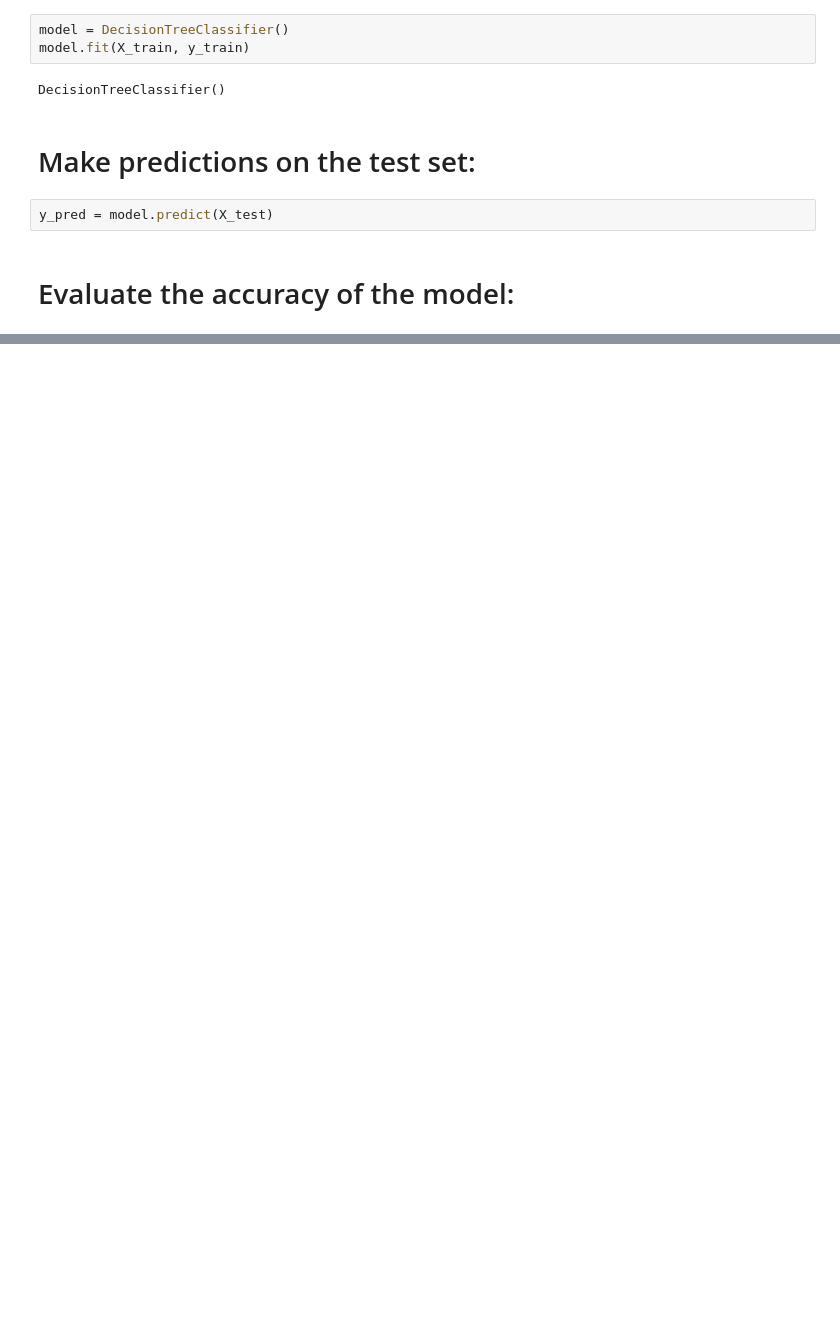
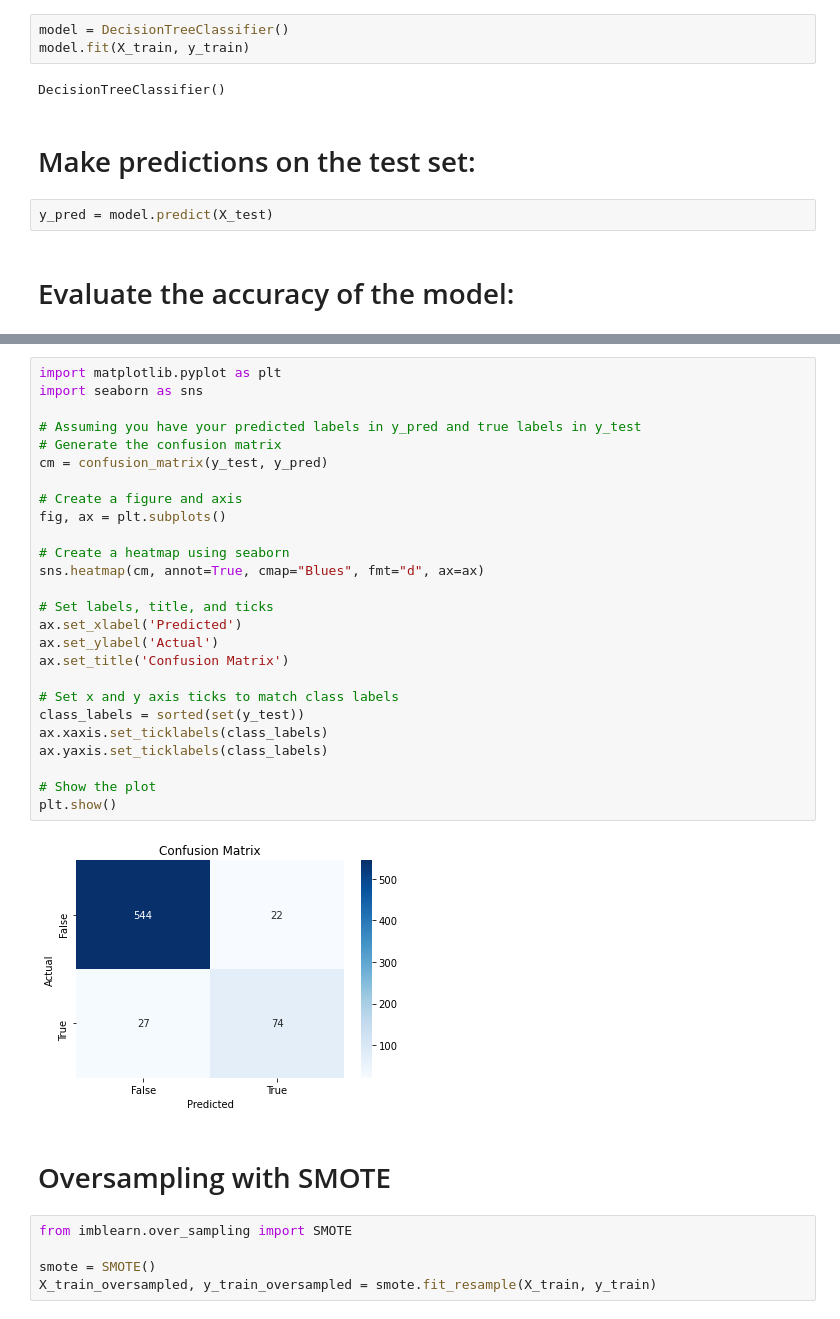
Before and after one commit to SeanE09/FPandA_Churn_Model, a Jupyter notebook: Dec Tree File.ipynb, the cells around one changed output, grey strips where cells are left out. Cells and saved outputs as stored; diff of their text form; blank space fills up the shorter version.

```diff
--- a/Dec Tree File.ipynb
+++ b/Dec Tree File.ipynb
@@ -213 +242,36 @@ Confusion Matrix:
  [ 27  74]]
+# %%
+import matplotlib.pyplot as plt
+import seaborn as sns
+
+# Assuming you have your predicted labels in y_pred and true labels in y_test
+# Generate the confusion matrix
+cm = confusion_matrix(y_test, y_pred)
+
+# Create a figure and axis
+fig, ax = plt.subplots()
+
+# Create a heatmap using seaborn
+sns.heatmap(cm, annot=True, cmap="Blues", fmt="d", ax=ax)
+
+# Set labels, title, and ticks
+ax.set_xlabel('Predicted')
+ax.set_ylabel('Actual')
+ax.set_title('Confusion Matrix')
+
+# Set x and y axis ticks to match class labels
+class_labels = sorted(set(y_test))
+ax.xaxis.set_ticklabels(class_labels)
+ax.yaxis.set_ticklabels(class_labels)
+
+# Show the plot
+plt.show()
+# %% [output]
+[figure, added]
+# %% [markdown]
+# Oversampling with SMOTE
+# %%
+from imblearn.over_sampling import SMOTE
+
+smote = SMOTE()
+X_train_oversampled, y_train_oversampled = smote.fit_resample(X_train, y_train)
```
Also changed, not shown: parts of 29 cells of this notebook, 4 other files.
